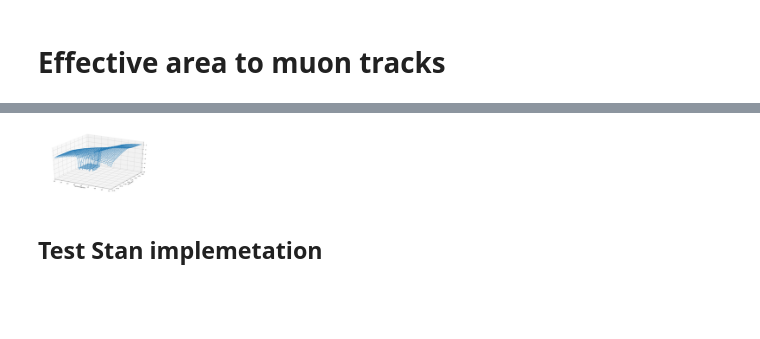
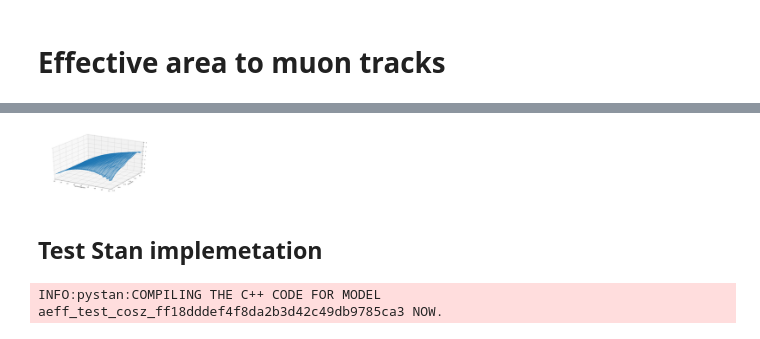
Before and after one commit to specktakel/hierarchical_nu, a Jupyter notebook: dev/statistical_model/4_tracks_and_cascades/mu_tracks_Aeff.ipynb, the cells around one changed output, grey strips where cells are left out. Saved outputs shown, nothing was run; the diff lists cells and outputs as text; code cells hidden in the pictures; blank space fills up the shorter version.

Commit message:
Keep testing effective area for tracks

```diff
--- a/dev/statistical_model/4_tracks_and_cascades/mu_tracks_Aeff.ipynb
+++ b/dev/statistical_model/4_tracks_and_cascades/mu_tracks_Aeff.ipynb
@@ -17,19 +27,19 @@ np.max(aeff.aeff_vals)
 # %%
-x = np.linspace(3, 7, 200)
-y = np.linspace(-1, 1, 200)
+x = np.linspace(3, 7, 500)
+y = np.linspace(-1, 0.1, 500)
 xx, yy = np.meshgrid(x, y)
 xx = xx.T
 yy = yy.T
 z = aeff.eval(x, y)
 
 fig = plt.figure(figsize=(18, 10))
 ax = fig.add_subplot(111, projection='3d')
 surf = ax.plot_wireframe(xx, yy, z, rstride=5, cstride=5)
 
 ax.set_xlabel('log10(energy/GeV)')
 ax.set_ylabel('cos(zenith)')
 ax.set_xlim([3.0, 7.0])
-ax.set_ylim([-1.0, 1.0])
-ax.set_zlim([-10, 3]);
+ax.set_ylim([-1.0, 0.1])
+ax.set_zlim([-2, 5]);
 # %% [output]
-[figure, old version]
+[figure, new version]
@@ -36,2 +58,8 @@ ax.set_zlim([-10, 3]);
 # %% [markdown]
 ## Test Stan implemetation
+# %%
+sim = stan_utility.compile_model(filename = 'stan/test_aeff_tracks_cosz.stan',
+                                 model_name = 'aeff_test_cosz',
+                                 include_paths = 'stan/')
+# %% [output]
+INFO:pystan:COMPILING THE C++ CODE FOR MODEL aeff_test_cosz_ff18dddef4f8da2b3d42c49db9785ca3 NOW.
```
Also changed, not shown: parts of 15 cells of this notebook, 6 other files.
